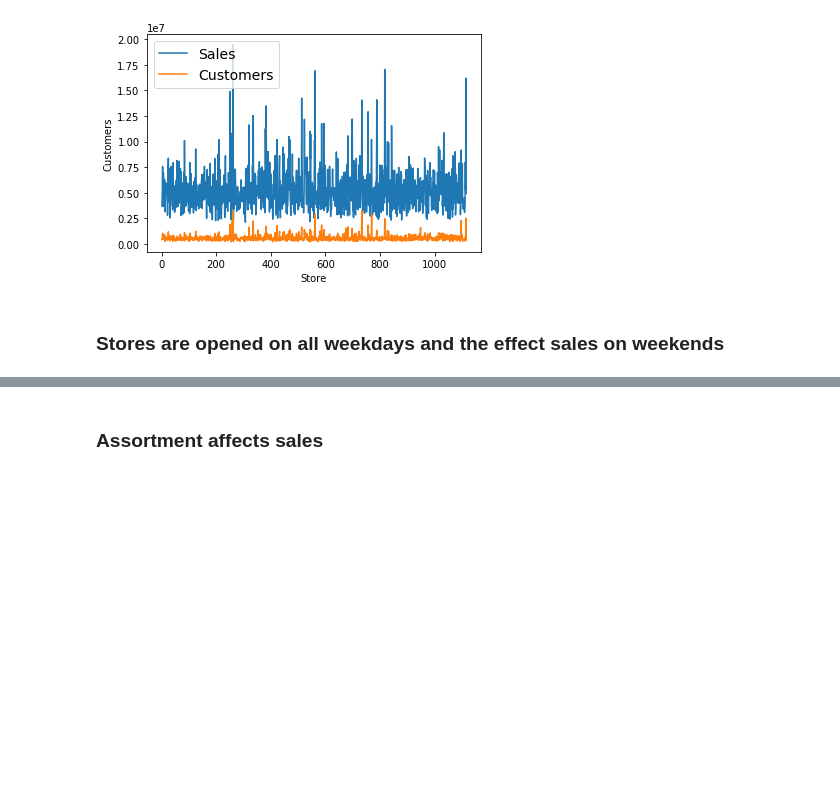
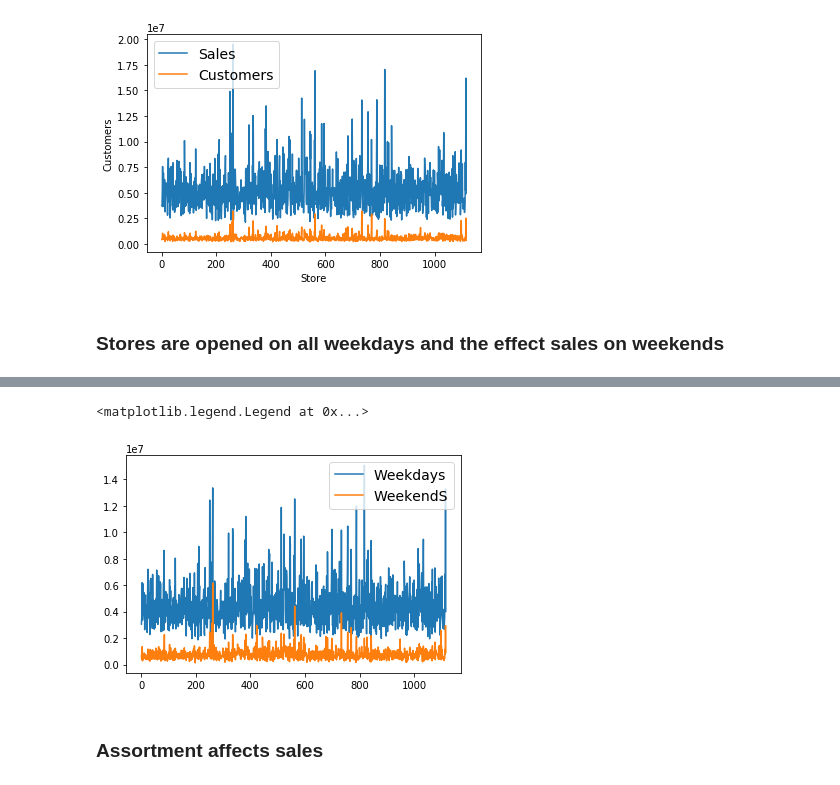
Before and after one commit to BirhanuGebisa/Pharmaceutical_sales_prediction, a Jupyter notebook: notebooks/ED_analysis.ipynb, the cells around one changed output, grey strips where cells are left out. Saved outputs shown, nothing was run; the diff lists cells and outputs as text; code cells hidden in the pictures; blank space fills up the shorter version.

```diff
--- a/notebooks/ED_analysis.ipynb
+++ b/notebooks/ED_analysis.ipynb
@@ -669,10 +680,13 @@ SyntaxError: invalid syntax (<ipython-input-206-801556e21ae0>, line 1)
 # %%
 stores_open_on_weekdays = train_df.query("Open==1")['Store'].unique()
 sales_stores_open_on_weekdays = train_df[(train_df["Store"].isin(stores_open_on_weekdays) &train_df['Open']==1 & ~train_df['DayOfWeek'].isin([6,7]))].groupby('Store')['Sales'].sum()
 sns.lineplot(data=sales_stores_open_on_weekdays)
 sales_stores_open_on_weekdays = train_df[(train_df["Store"].isin(stores_open_on_weekdays) &train_df['Open']==1 & train_df['DayOfWeek'].isin([6,7]))].groupby('Store')['Sales'].sum()
 sns.lineplot(data=sales_stores_open_on_weekdays)
-plt.legend(['Weekday', 'Weekend'], fontsize=14, loc='upper right')
+plt.legend(['Weekdays', 'WeekendS'], fontsize=14, loc='upper right')
+# %% [output]
+<matplotlib.legend.Legend at 0x...>
+[figure, added]
 # %% [markdown]
 ### Assortment affects sales
 # %%
```
Also changed, not shown: parts of 11 cells of this notebook.
